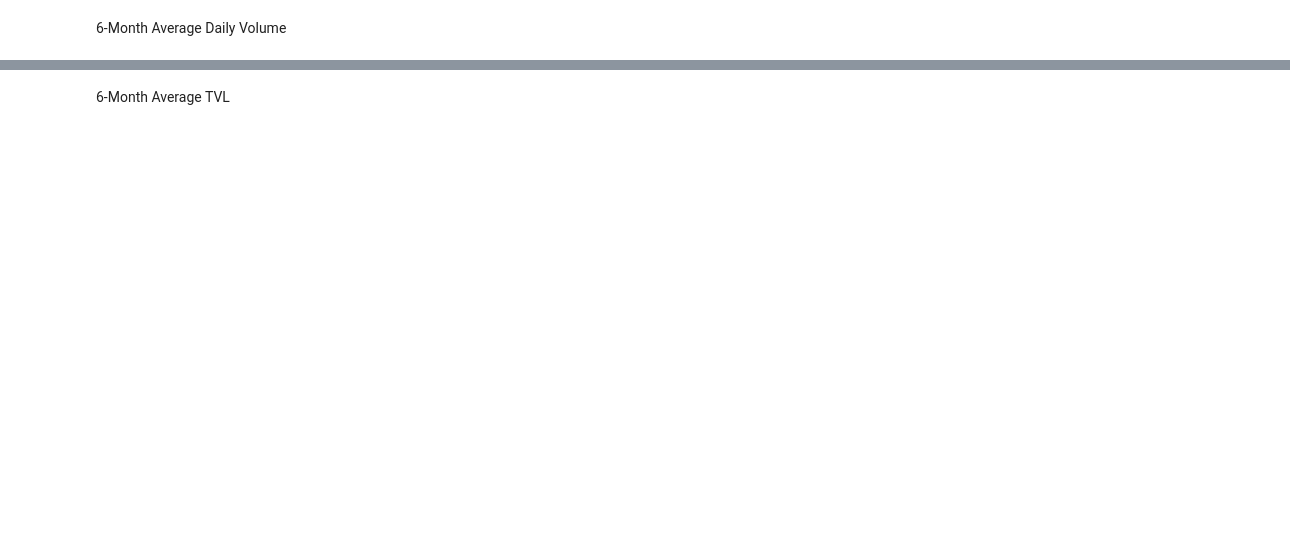
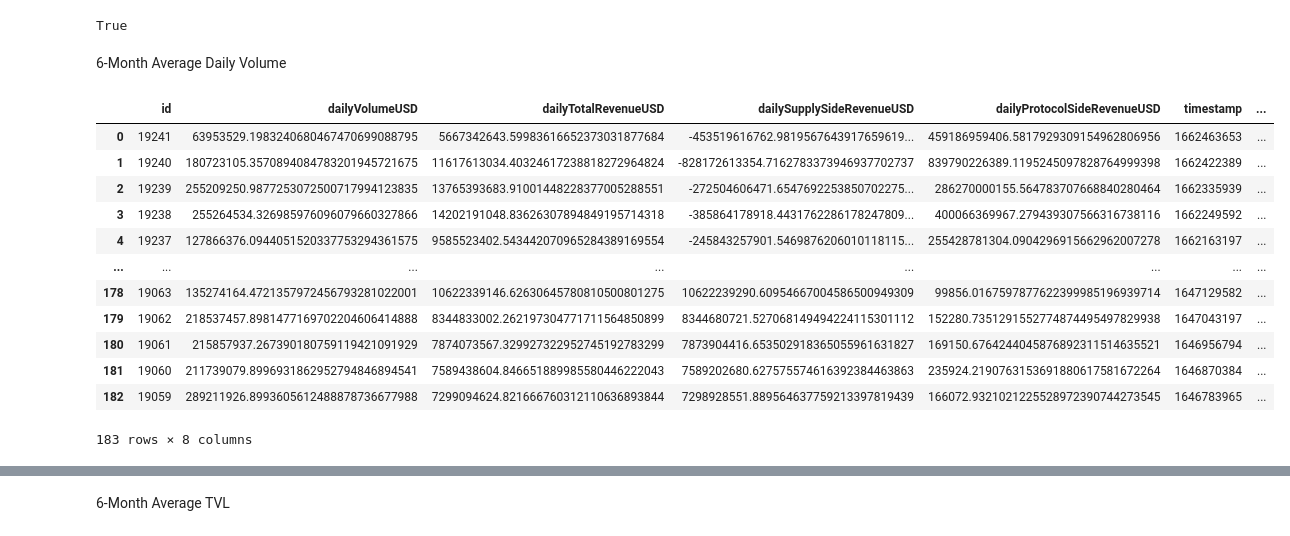
Before and after one commit to jpawebbcc/cc_research_testground, a Jupyter notebook: DEX_data_collection/curve.ipynb, the cells around one changed output, grey strips where cells are left out. Cells and saved outputs as stored; diff of their text form; code cells hidden in the pictures; blank space fills up the shorter version.

```diff
--- a/DEX_data_collection/curve.ipynb
+++ b/DEX_data_collection/curve.ipynb
@@ -13,6 +15,25 @@ import requests
 import datetime as dt
 # %%
 endpoint = 'https://api.thegraph.com/subgraphs/name/messari/curve-finance-ethereum'
+# %%
+#Check if subgraph is up to date
+query = """{
+  _meta{
+    block{
+      timestamp
+  		hash
+      number
+    }
+    hasIndexingErrors
+    deployment
+  }
+}"""
+request = requests.post(endpoint, json={'query':query})
+data = request.json()
+#Check if it is ok to run i.e. within 5 days of today
+int(data['data']['_meta']['block']['timestamp'], base = 0) > (dt.datetime.today().timestamp() - 3600*24*5)
+# %% [output]
+True
 # %% [markdown]
 6-Month Average Daily Volume
 # %%
@@ -36,3 +57,19 @@ request = requests.post(endpoint, json={'query':query})
 data = request.json()
 # %%
 df = pd.json_normalize(data['data']['financialsDailySnapshots'])
+# %%
+df
+# %% [output]
+|  | id | dailyVolumeUSD | dailyTotalRevenueUSD | dailySupplySideRevenueUSD | dailyProtocolSideRevenueUSD | timestamp | ... |
+| 0 | 19241 | 63953529.1983240680467470699088795 | 5667342643.59983616652373031877684 | -453519616762.9819567643917659619... | 459186959406.5817929309154962806956 | 1662463653 | ... |
+| 1 | 19240 | 180723105.3570894084783201945721675 | 11617613034.40324617238818272964824 | -828172613354.7162783373946937702737 | 839790226389.1195245097828764999398 | 1662422389 | ... |
+| 2 | 19239 | 255209250.9877253072500717994123835 | 13765393683.91001448228377005288551 | -272504606471.6547692253850702275... | 286270000155.564783707668840280464 | 1662335939 | ... |
+| 3 | 19238 | 255264534.326985976096079660327866 | 14202191048.83626307894849195714318 | -385864178918.4431762286178247809... | 400066369967.279439307566316738116 | 1662249592 | ... |
+| 4 | 19237 | 127866376.0944051520337753294361575 | 9585523402.543442070965284389169554 | -245843257901.5469876206010118115... | 255428781304.0904296915662962007278 | 1662163197 | ... |
+| ... | ... | ... | ... | ... | ... | ... | ... |
+| 178 | 19063 | 135274164.4721357972456793281022001 | 10622339146.62630645780810500801275 | 10622239290.60954667004586500949309 | 99856.0167597877622399985196939714 | 1647129582 | ... |
+| 179 | 19062 | 218537457.8981477169702204606414888 | 8344833002.262197304771711564850899 | 8344680721.527068149494224115301112 | 152280.7351291552774874495497829938 | 1647043197 | ... |
+| 180 | 19061 | 215857937.267390180759119421091929 | 7874073567.329927322952745192783299 | 7873904416.653502918365055961631827 | 169150.6764244045876892311514635521 | 1646956794 | ... |
+| 181 | 19060 | 211739079.8996931862952794846894541 | 7589438604.846651889985580446222043 | 7589202680.627575574616392384463863 | 235924.2190763153691880617581672264 | 1646870384 | ... |
+| 182 | 19059 | 289211926.8993605612488878736677988 | 7299094624.821666760312110636893844 | 7298928551.889564637759213397819439 | 166072.9321021225528972390744273545 | 1646783965 | ... |
+183 rows × 8 columns
```
Also changed, not shown: parts of 13 cells of this notebook.
